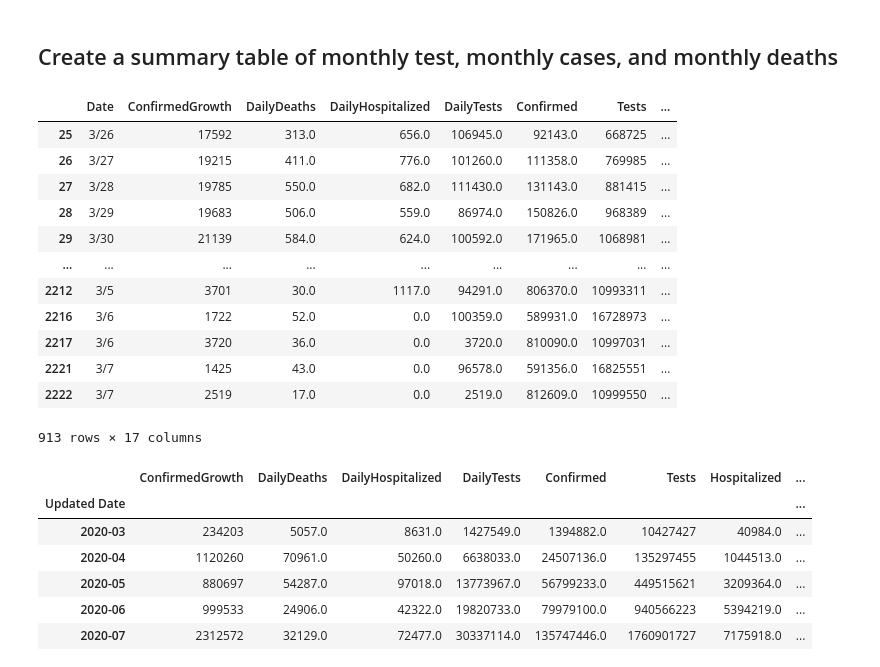
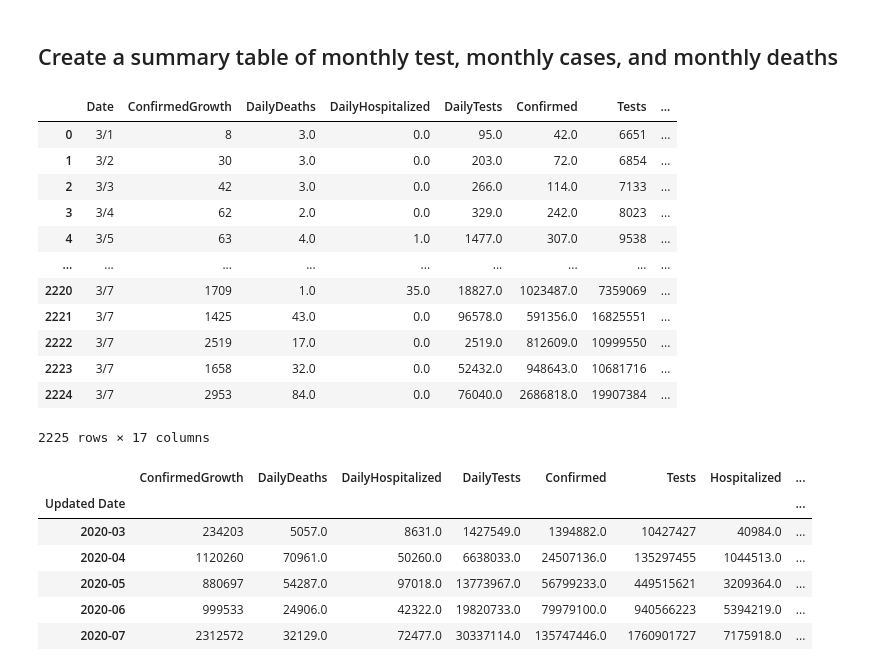
Before and after one commit to iyesogie/Covid-19-VS-The-Housing-Market, a Jupyter notebook: Project 1 final/Project 1.Final.ipynb, the cells around one changed output. Cells and saved outputs as stored; diff of their text form; code cells hidden in the pictures.

```diff
--- a/Project 1 final/Project 1.Final.ipynb
+++ b/Project 1 final/Project 1.Final.ipynb
@@ -158,24 +159,24 @@ max                    23.430000  1.618632e+12
 # %%
 updated_date=[]
 for x,y in clean_daily.iterrows():
     updated_date.append(time.strftime("%Y-%m", time.localtime(int(y['Timestamp']/1000))))
 clean_daily['Updated Date']=updated_date
 cleand=clean_daily.drop(['Timestamp'], axis = 1)
-cleand.dropna(how='any')
+cleand
 # %% [output]
 |  | Date | ConfirmedGrowth | DailyDeaths | DailyHospitalized | DailyTests | Confirmed | Tests | ... |
-| 25 | 3/26 | 17592 | 313.0 | 656.0 | 106945.0 | 92143.0 | 668725 | ... |
-| 26 | 3/27 | 19215 | 411.0 | 776.0 | 101260.0 | 111358.0 | 769985 | ... |
-| 27 | 3/28 | 19785 | 550.0 | 682.0 | 111430.0 | 131143.0 | 881415 | ... |
-| 28 | 3/29 | 19683 | 506.0 | 559.0 | 86974.0 | 150826.0 | 968389 | ... |
-| 29 | 3/30 | 21139 | 584.0 | 624.0 | 100592.0 | 171965.0 | 1068981 | ... |
+| 0 | 3/1 | 8 | 3.0 | 0.0 | 95.0 | 42.0 | 6651 | ... |
+| 1 | 3/2 | 30 | 3.0 | 0.0 | 203.0 | 72.0 | 6854 | ... |
+| 2 | 3/3 | 42 | 3.0 | 0.0 | 266.0 | 114.0 | 7133 | ... |
+| 3 | 3/4 | 62 | 2.0 | 0.0 | 329.0 | 242.0 | 8023 | ... |
+| 4 | 3/5 | 63 | 4.0 | 1.0 | 1477.0 | 307.0 | 9538 | ... |
 | ... | ... | ... | ... | ... | ... | ... | ... | ... |
-| 2212 | 3/5 | 3701 | 30.0 | 1117.0 | 94291.0 | 806370.0 | 10993311 | ... |
-| 2216 | 3/6 | 1722 | 52.0 | 0.0 | 100359.0 | 589931.0 | 16728973 | ... |
-| 2217 | 3/6 | 3720 | 36.0 | 0.0 | 3720.0 | 810090.0 | 10997031 | ... |
+| 2220 | 3/7 | 1709 | 1.0 | 35.0 | 18827.0 | 1023487.0 | 7359069 | ... |
 | 2221 | 3/7 | 1425 | 43.0 | 0.0 | 96578.0 | 591356.0 | 16825551 | ... |
 | 2222 | 3/7 | 2519 | 17.0 | 0.0 | 2519.0 | 812609.0 | 10999550 | ... |
+| 2223 | 3/7 | 1658 | 32.0 | 0.0 | 52432.0 | 948643.0 | 10681716 | ... |
+| 2224 | 3/7 | 2953 | 84.0 | 0.0 | 76040.0 | 2686818.0 | 19907384 | ... |
-913 rows × 17 columns
+2225 rows × 17 columns
 # %%
 group_date = cleand.groupby('Updated Date')
 group_date_sum = group_date.sum()
```
Also changed, not shown: parts of 10 cells of this notebook, 17 other files.
